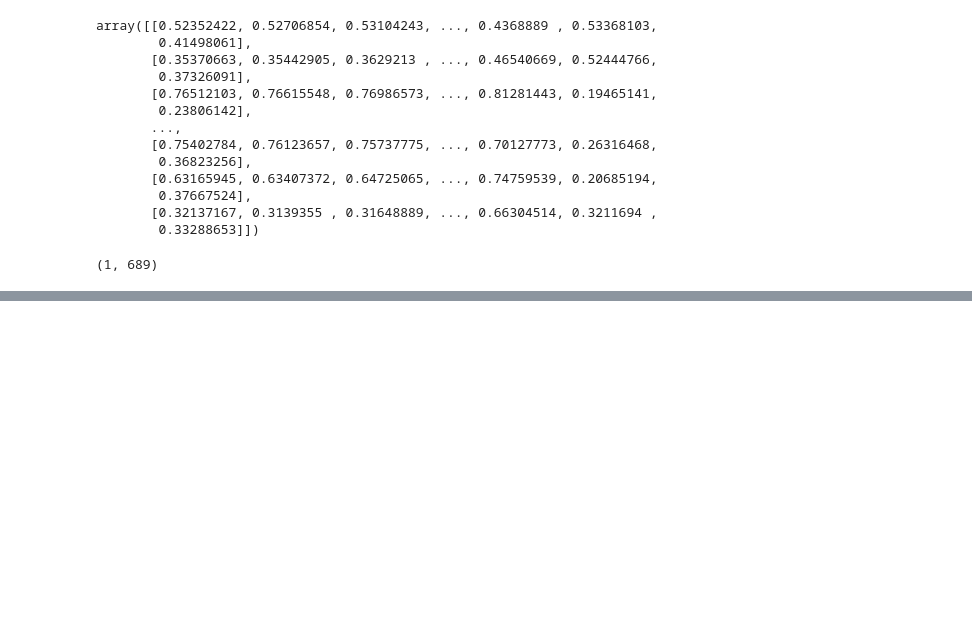
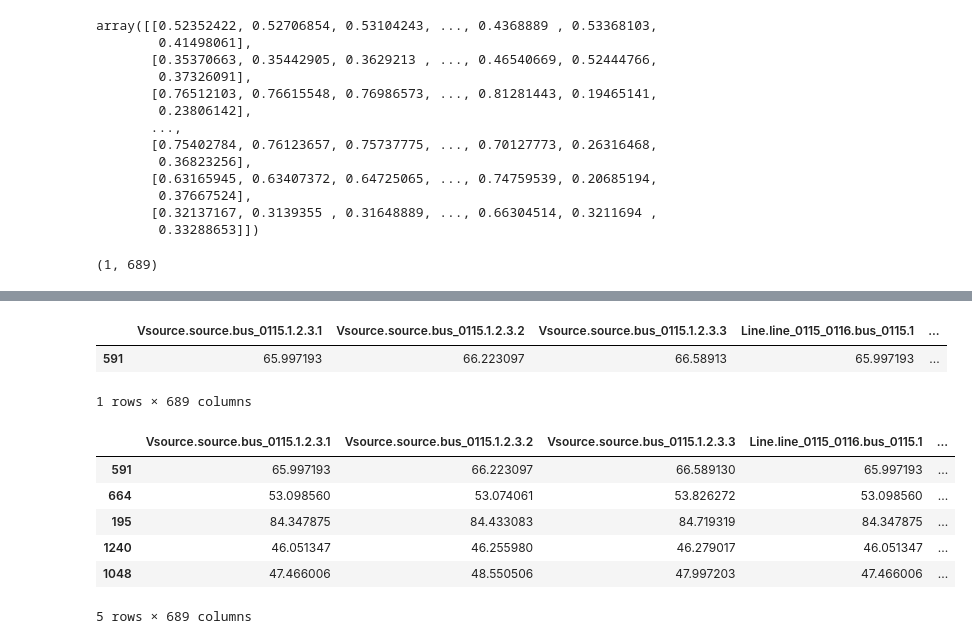
Before and after one commit to byronacunia/Linear, a Jupyter notebook: Linear.ipynb, the cells around one changed output, grey strips where cells are left out. Saved outputs shown, nothing was run; the diff lists cells and outputs as text; code cells hidden in the pictures; blank space fills up the shorter version.

```diff
--- a/Linear.ipynb
+++ b/Linear.ipynb
@@ -132,2 +132,16 @@ mean_squared_error(y_true, y_pred)
 # %%
-y_train.iloc[:, [0]].to_numpy()
+X_train.iloc[[0],:]
+# %% [output]
+|  | Vsource.source.bus_0115.1.2.3.1 | Vsource.source.bus_0115.1.2.3.2 | Vsource.source.bus_0115.1.2.3.3 | Line.line_0115_0116.bus_0115.1 | ... |
+| 591 | 65.997193 | 66.223097 | 66.58913 | 65.997193 | ... |
+1 rows × 689 columns
+# %%
+X_train.head(5)
+# %% [output]
+|  | Vsource.source.bus_0115.1.2.3.1 | Vsource.source.bus_0115.1.2.3.2 | Vsource.source.bus_0115.1.2.3.3 | Line.line_0115_0116.bus_0115.1 | ... |
+| 591 | 65.997193 | 66.223097 | 66.589130 | 65.997193 | ... |
+| 664 | 53.098560 | 53.074061 | 53.826272 | 53.098560 | ... |
+| 195 | 84.347875 | 84.433083 | 84.719319 | 84.347875 | ... |
+| 1240 | 46.051347 | 46.255980 | 46.279017 | 46.051347 | ... |
+| 1048 | 47.466006 | 48.550506 | 47.997203 | 47.466006 | ... |
+5 rows × 689 columns
```
Also changed, not shown: parts of 5 cells of this notebook.
